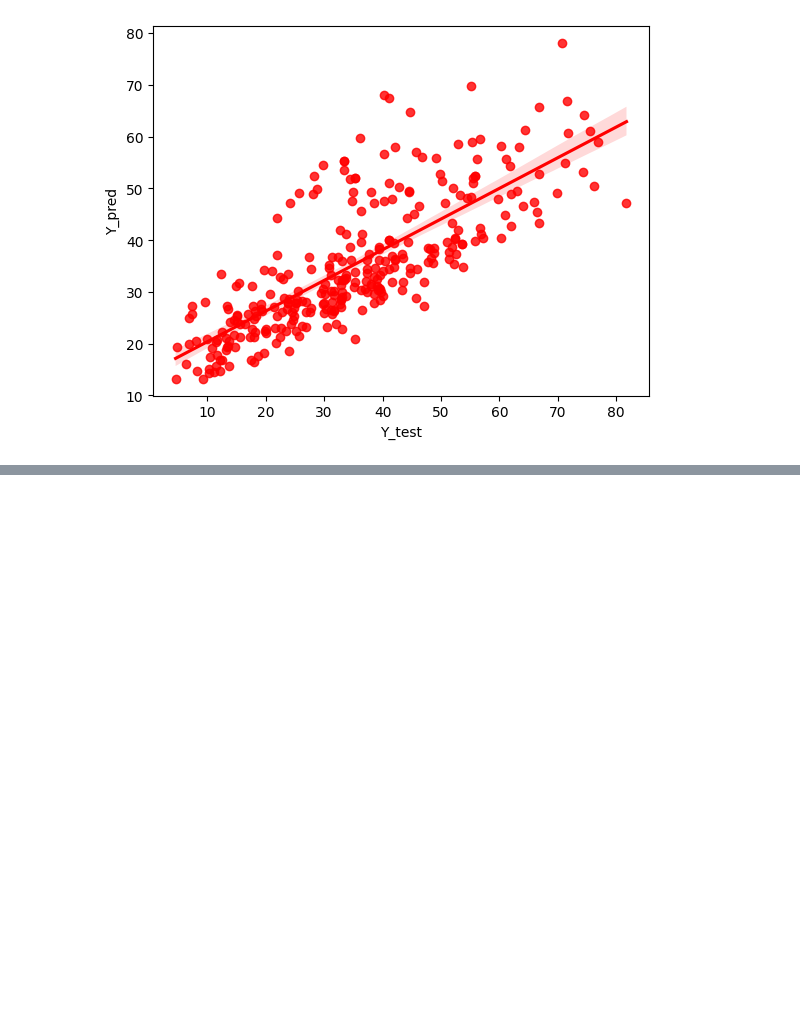
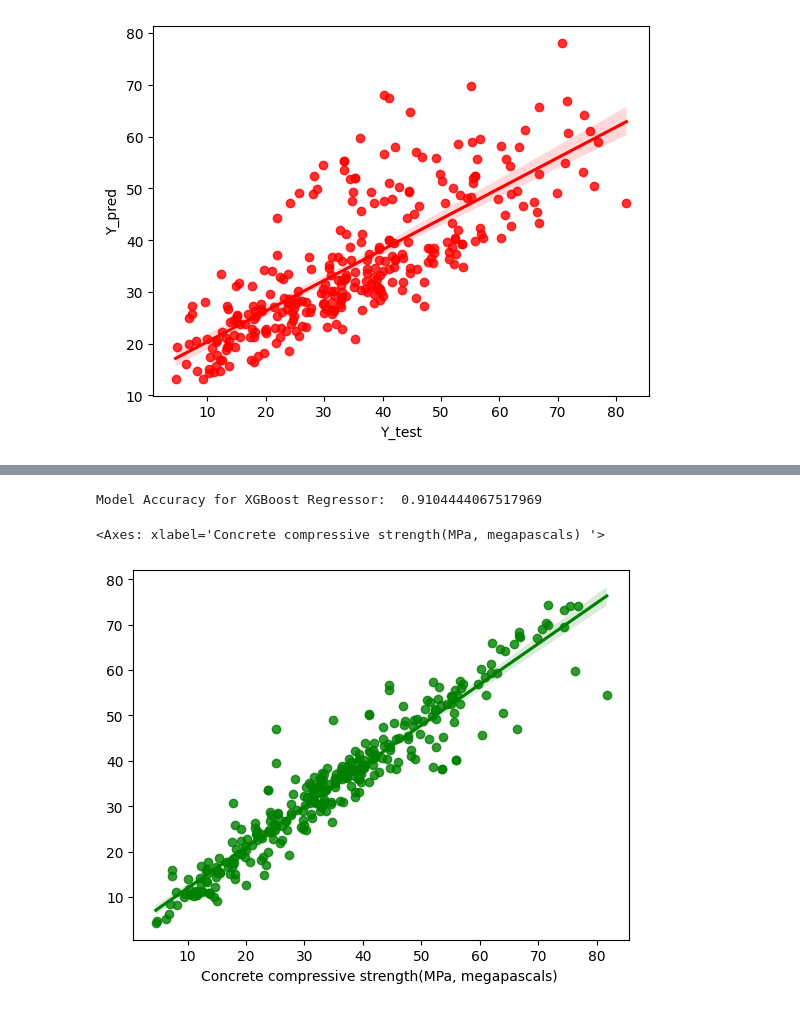
Before and after one commit to meet-vasita/CementPrediction_Model, a Jupyter notebook: Model.ipynb, the cells around one changed output, grey strips where cells are left out. Cells and saved outputs as stored; diff of their text form; code cells hidden in the pictures; blank space fills up the shorter version.

```diff
--- a/Model.ipynb
+++ b/Model.ipynb
@@ -348,0 +366,14 @@ array([0.33018761, 0.07235276, 0.01928688, 0.10706848, 0.06802594,
+# %%
+import xgboost as xg
+
+xgb = xg.XGBRegressor().fit(X_train,y_train)
+y_pred_xgb = xgb.predict(X_test)
+
+print('Model Accuracy for XGBoost Regressor: ',r2_score(y_test,y_pred_xgb))
+# %% [output]
+Model Accuracy for XGBoost Regressor:  0.9104444067517969
+# %%
+sns.regplot(x = y_test,y = y_pred_xgb,color='green')
+# %% [output]
+<Axes: xlabel='Concrete compressive strength(MPa, megapascals) '>
+[figure, added]
```
Also changed, not shown: parts of 21 cells of this notebook, 2 other files.
